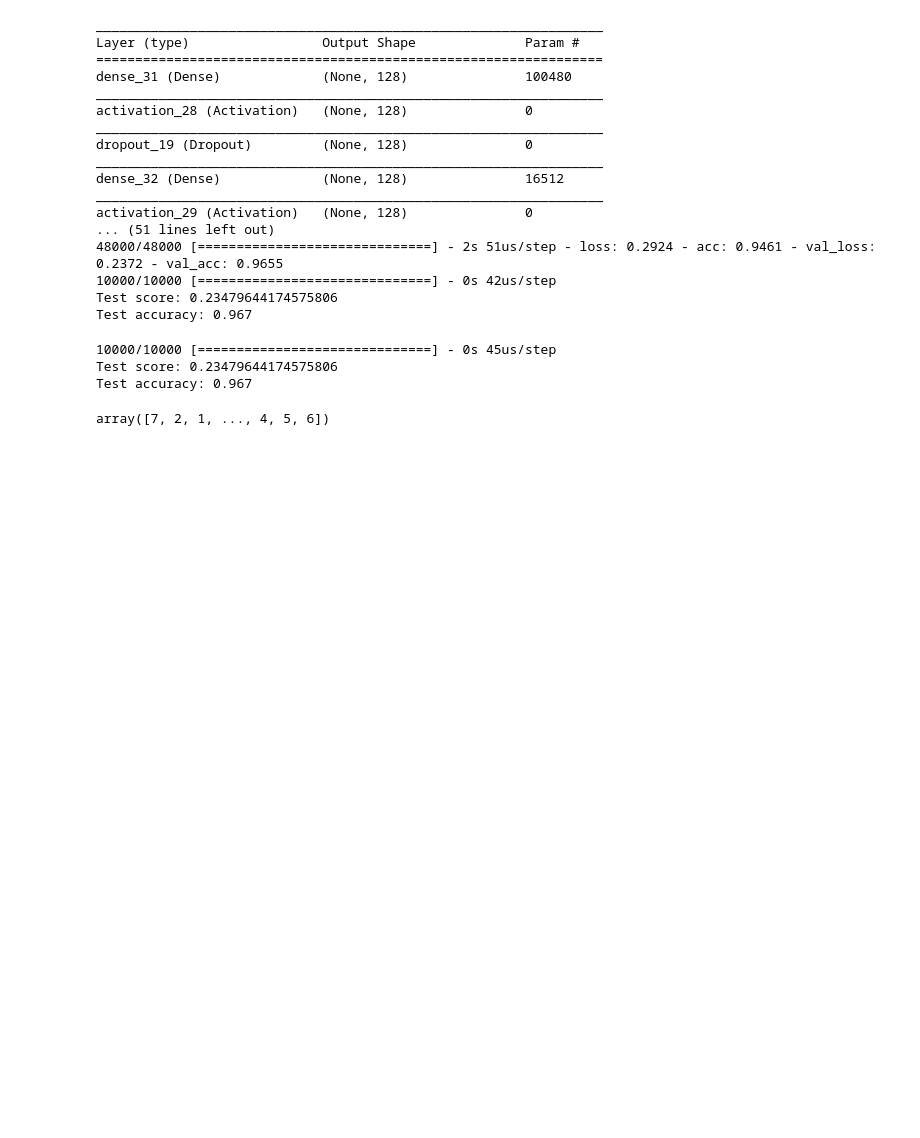
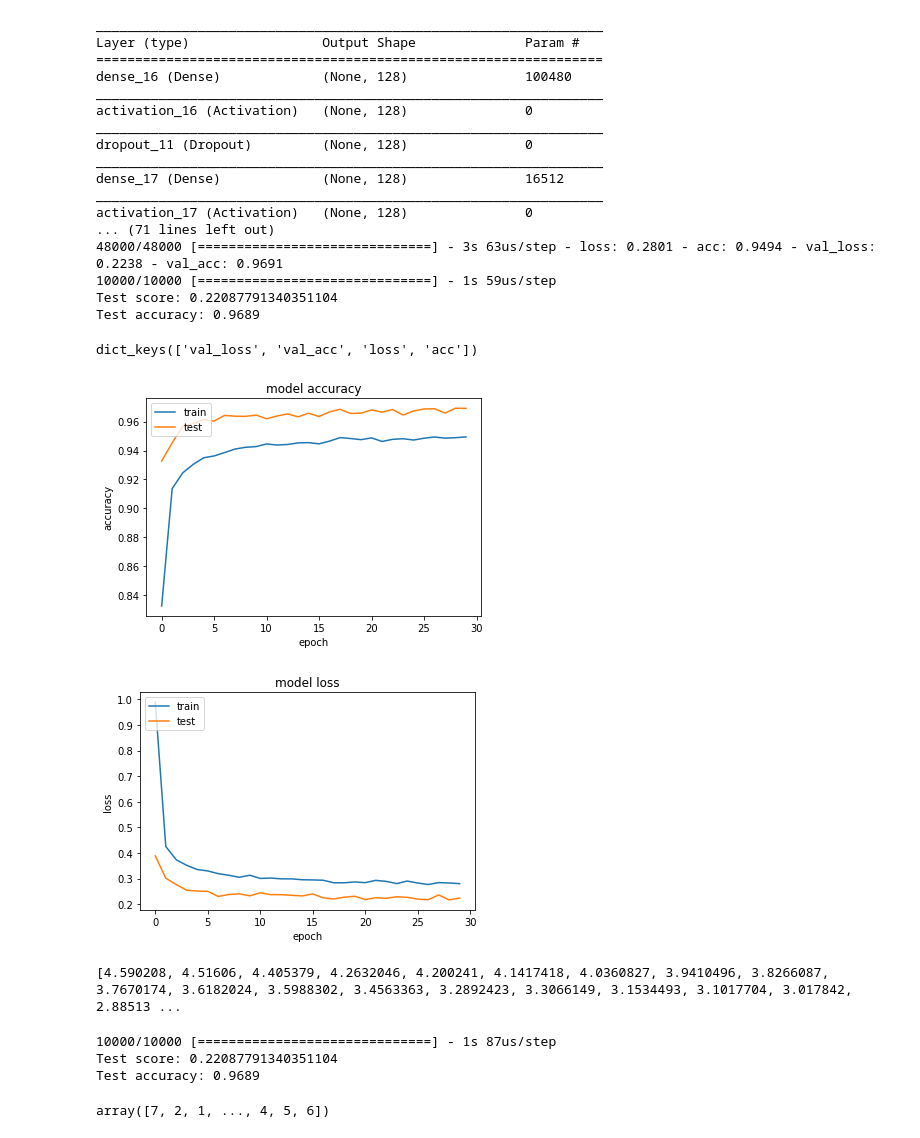
Before and after one commit to samuraraujo/keras-exercises, a Jupyter notebook: mnist-keras/keras-dropout.ipynb, the cells around one changed output. Cells and saved outputs as stored; diff of their text form; code cells hidden in the pictures; blank space fills up the shorter version.

Commit message:
Test some extra features

```diff
--- a/mnist-keras/keras-dropout.ipynb
+++ b/mnist-keras/keras-dropout.ipynb
@@ -1,6 +1,9 @@
 # %%
 from __future__ import print_function
+import matplotlib.pyplot as plt
 import numpy as np
+import keras
+import keras.utils
 from keras.datasets import mnist
 from keras.models import Sequential
 from keras.layers.core import Dense, Dropout, Activation
@@ -10,7 +13,7 @@ from keras import regularizers
 from keras.models import load_model
 np.random.seed(1671) # for reproducibility
 # network and training
-NB_EPOCH = 20
+NB_EPOCH = 30
 BATCH_SIZE = 128
 VERBOSE = 1
 NB_CLASSES = 10 # number of outputs = number of digits
@@ -35,6 +38,14 @@ Y_train = np_utils.to_categorical(y_train, NB_CLASSES)
 Y_test = np_utils.to_categorical(y_test, NB_CLASSES)
 # M_HIDDEN hidden layers 10 outputs
 
+class LossHistory(keras.callbacks.Callback):
+    def on_train_begin(self, logs={}):
+        self.losses = []
+    def on_batch_end(self, batch, logs={}):
+        self.losses.append(logs.get('loss'))
+
+losshistory = LossHistory()
+
 model = Sequential()
 
 #model.add(Dense(N_HIDDEN, input_shape=(RESHAPED,)))
@@ -53,7 +64,7 @@ optimizer=OPTIMIZER,
 metrics=['accuracy'])
 history = model.fit(X_train, Y_train,
 batch_size=BATCH_SIZE, epochs=NB_EPOCH,
-verbose=VERBOSE, validation_split=VALIDATION_SPLIT)
+verbose=VERBOSE, validation_split=VALIDATION_SPLIT, callbacks=[losshistory])
 score = model.evaluate(X_test, Y_test, verbose=VERBOSE)
 print("Test score:", score[0])
 print('Test accuracy:', score[1])
@@ -61,28 +72,55 @@ print('Test accuracy:', score[1])
 _________________________________________________________________
 Layer (type)                 Output Shape              Param #
 =================================================================
-dense_31 (Dense)             (None, 128)               100480
+dense_16 (Dense)             (None, 128)               100480
 _________________________________________________________________
-activation_28 (Activation)   (None, 128)               0
+activation_16 (Activation)   (None, 128)               0
 _________________________________________________________________
-dropout_19 (Dropout)         (None, 128)               0
+dropout_11 (Dropout)         (None, 128)               0
 _________________________________________________________________
-dense_32 (Dense)             (None, 128)               16512
+dense_17 (Dense)             (None, 128)               16512
 _________________________________________________________________
-activation_29 (Activation)   (None, 128)               0
-... (51 lines left out)
-48000/48000 [==============================] - 2s 51us/step - loss: 0.2924 - acc: 0.9461 - val_loss: 0.2372 - val_acc: 0.9655
-10000/10000 [==============================] - 0s 42us/step
-Test score: 0.23479644174575806
-Test accuracy: 0.967
+activation_17 (Activation)   (None, 128)               0
+... (71 lines left out)
+48000/48000 [==============================] - 3s 63us/step - loss: 0.2801 - acc: 0.9494 - val_loss: 0.2238 - val_acc: 0.9691
+10000/10000 [==============================] - 1s 59us/step
+Test score: 0.22087791340351104
+Test accuracy: 0.9689
+# %%
+# list all data in history
+print(history.history.keys())
+# summarize history for accuracy
+plt.plot(history.history['acc'])
+plt.plot(history.history['val_acc'])
+plt.title('model accuracy')
+plt.ylabel('accuracy')
+plt.xlabel('epoch')
+plt.legend(['train', 'test'], loc='upper left')
+plt.show()
+# summarize history for loss
+plt.plot(history.history['loss'])
+plt.plot(history.history['val_loss'])
+plt.title('model loss')
+plt.ylabel('loss')
+plt.xlabel('epoch')
+plt.legend(['train', 'test'], loc='upper left')
+plt.show()
+# %% [output]
+dict_keys(['val_loss', 'val_acc', 'loss', 'acc'])
+[figure, added]
+[figure, added]
+# %%
+print(losshistory.losses)
+# %% [output]
+[4.590208, 4.51606, 4.405379, 4.2632046, 4.200241, 4.1417418, 4.0360827, 3.9410496, 3.8266087, 3.7670174, 3.6182024, 3.5988302, 3.4563363, 3.2892423, 3.3066149, 3.1534493, 3.1017704, 3.017842, 2.88513 ...
 # %%
 score = model.evaluate(X_test, Y_test, verbose=VERBOSE)
 print("Test score:", score[0])
 print('Test accuracy:', score[1])
 # %% [output]
-10000/10000 [==============================] - 0s 45us/step
-Test score: 0.23479644174575806
-Test accuracy: 0.967
+10000/10000 [==============================] - 1s 87us/step
+Test score: 0.22087791340351104
+Test accuracy: 0.9689
 # %%
 predictions = model.predict(X_test)
 model.predict_proba(X_test)[0]
```
Also changed, not shown: 1 other file.
